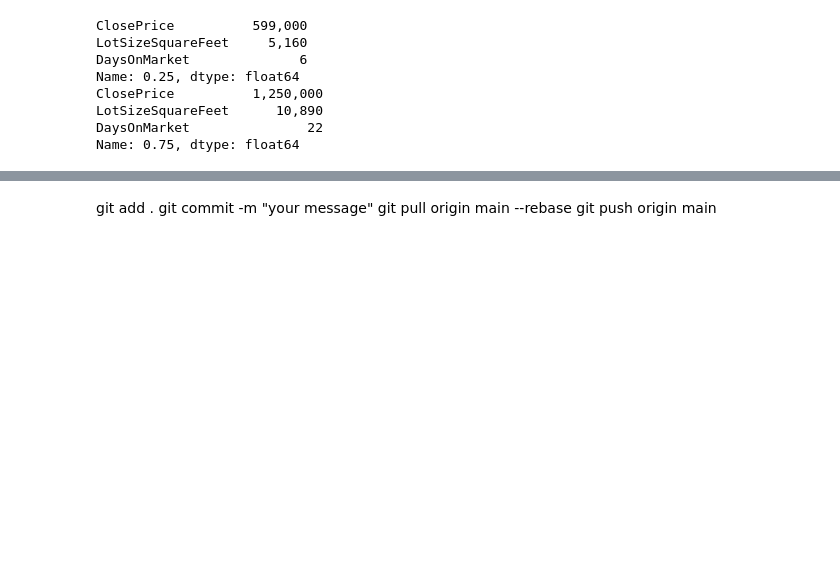
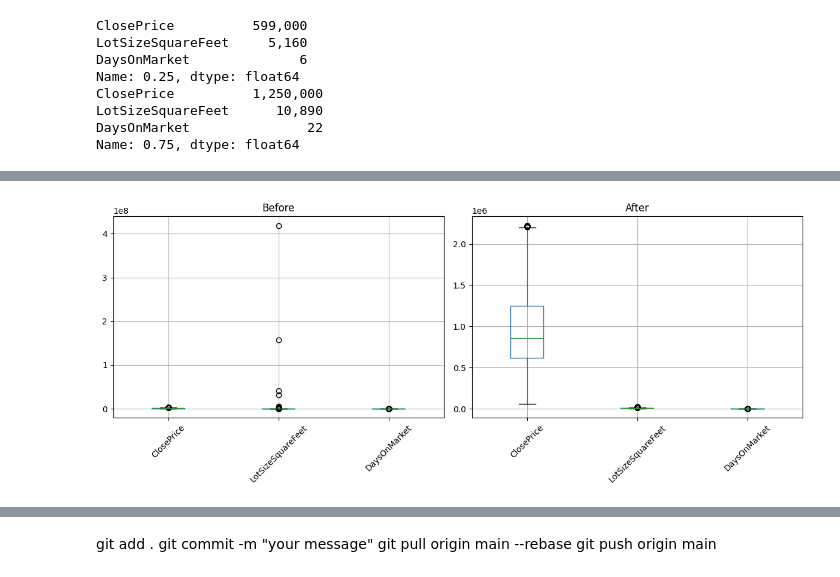
Before and after one commit to DeeptiKhetan/idx-data-analyst, a Jupyter notebook: analysis.ipynb, the cells around one changed output, grey strips where cells are left out. Saved outputs shown, nothing was run; the diff lists cells and outputs as text; code cells hidden in the pictures; blank space fills up the shorter version.

```diff
--- a/analysis.ipynb
+++ b/analysis.ipynb
@@ -1499,0 +1498,11 @@ clean_listing = listing[(listing['ClosePrice'] >= lower) & (listing['ClosePrice'
+# %%
+df_sold_week7= clean_sold[
+    (clean_sold['DaysOnMarket'] >= lower['DaysOnMarket']) &
+    (clean_sold['DaysOnMarket'] <= upper['DaysOnMarket']) &
+
+    (clean_sold['LotSizeSquareFeet'] >= lower['LotSizeSquareFeet']) &
+    (clean_sold['LotSizeSquareFeet'] <= upper['LotSizeSquareFeet']) &
+
+    (clean_sold['ClosePrice'] >= lower['ClosePrice']) &
+    (clean_sold['ClosePrice'] <= upper['ClosePrice'])
+]
@@ -1499,0 +1525,18 @@ clean_listing = listing[(listing['ClosePrice'] >= lower) & (listing['ClosePrice'
+# %%
+import matplotlib.pyplot as plt
+
+fig, axes = plt.subplots(1, 2, figsize=(12, 5))
+
+sold[cols].boxplot(ax=axes[0])
+axes[0].set_title("Before")
+
+df_sold_week7[cols].boxplot(ax=axes[1])
+axes[1].set_title("After")
+
+for ax in axes:
+    ax.tick_params(axis='x', rotation=45)
+
+plt.tight_layout()
+plt.show()
+# %% [output]
+[figure, added]
```
Also changed, not shown: parts of 13 cells of this notebook.
